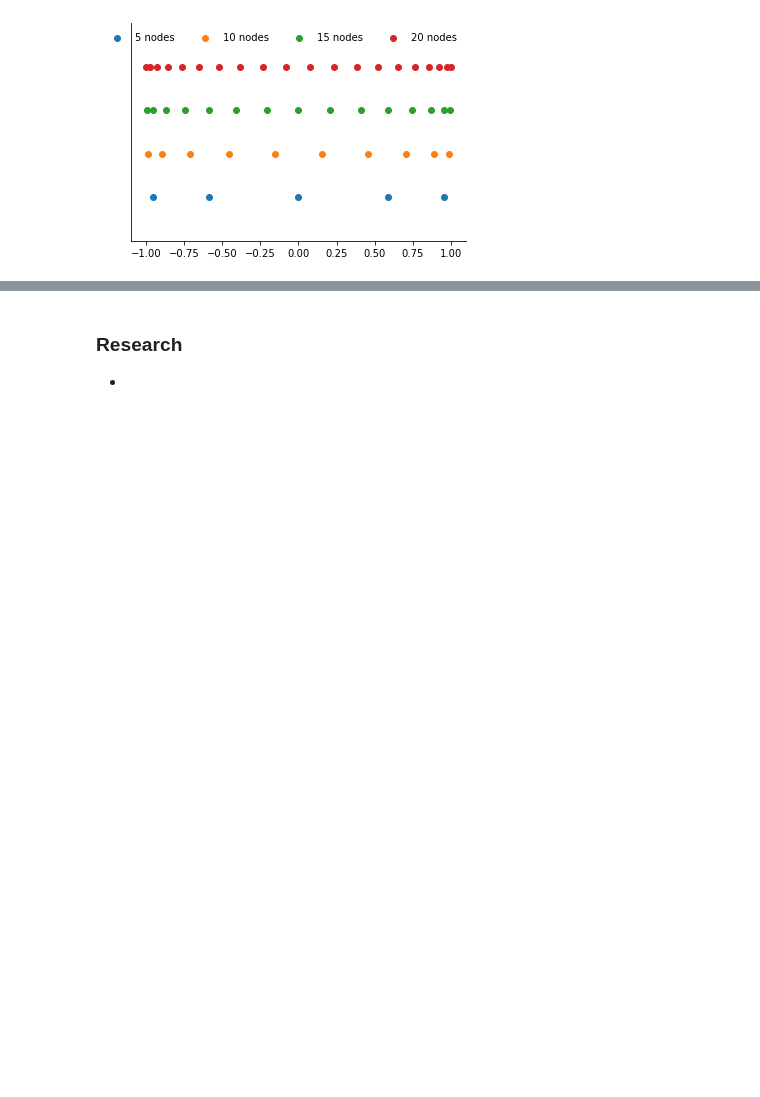
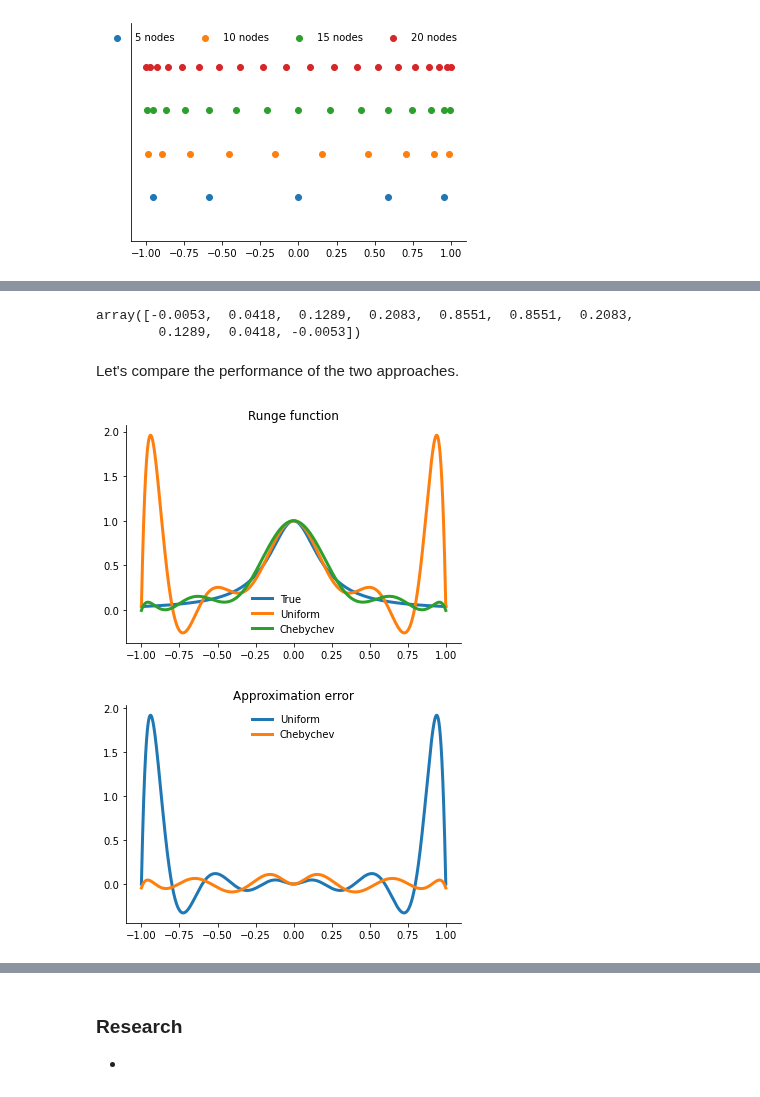
Before and after one commit to OpenSourceEconomics/ose-course-scientific-computing, a Jupyter notebook: lectures/approximation/notebook.ipynb, the cells around one changed output, grey strips where cells are left out. Saved outputs shown, nothing was run; the diff lists cells and outputs as text; code cells hidden in the pictures; blank space fills up the shorter version.

```diff
--- a/lectures/approximation/notebook.ipynb
+++ b/lectures/approximation/notebook.ipynb
@@ -270,0 +273,13 @@ Let's see how the two compare on a test function.
+# %%
+intertp = get_interpolator_monomial_flexible_nodes(problem_runge, 11, nodes="chebychev")
+intertp(np.linspace(-1, 1, 10))
+# %% [output]
+array([-0.0053,  0.0418,  0.1289,  0.2083,  0.8551,  0.8551,  0.2083,
+        0.1289,  0.0418, -0.0053])
+# %% [markdown]
+Let's compare the performance of the two approaches.
+# %%
+plot_runge_different_nodes()
+# %% [output]
+[figure, added]
+[figure, added]
```
Also changed, not shown: parts of 26 cells of this notebook, 3 other files.
